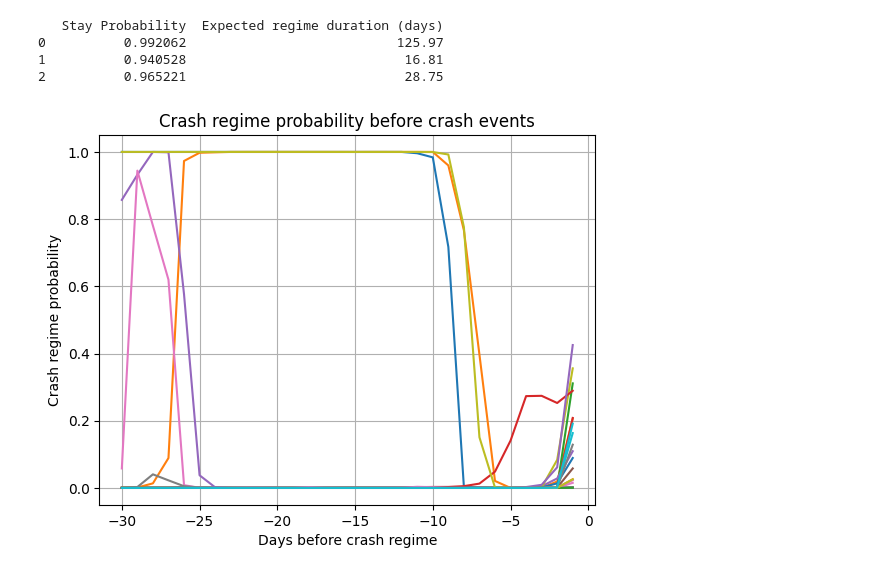
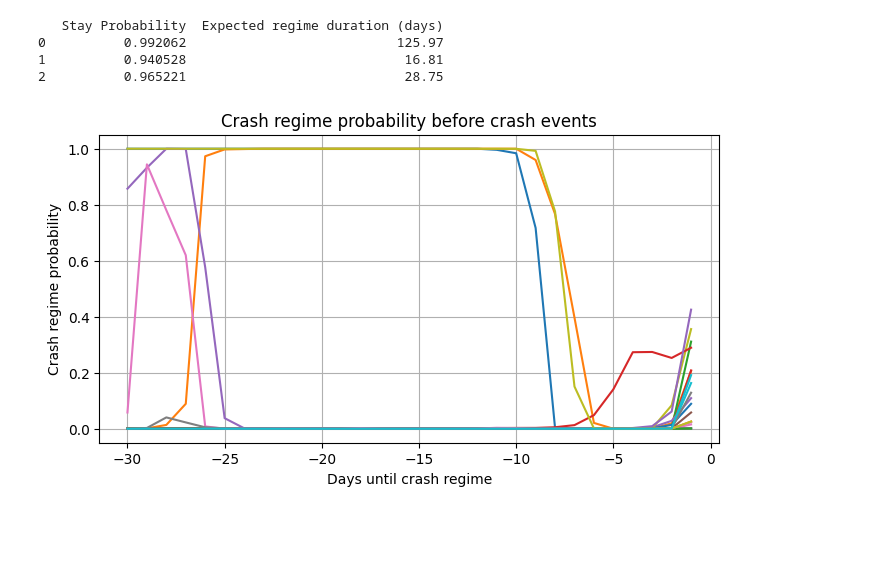
Before and after one commit to SigmaFlowX/Hidden-Markov-Model-for-Regime-Detection, a Jupyter notebook: notebooks/hmm_regime_detection.ipynb, the cells around one changed output. Saved outputs shown, nothing was run; the diff lists cells and outputs as text; code cells hidden in the pictures; blank space fills up the shorter version.

```diff
--- a/notebooks/hmm_regime_detection.ipynb
+++ b/notebooks/hmm_regime_detection.ipynb
@@ -143,28 +143,27 @@ print(df)
 # %%
 crash_regime = 1
 probs = model.predict_proba(X)
 crash_prob = probs[:, crash_regime]
 candles["crash_prob"] = crash_prob
 
-regimes = model.predict(X)
-
+plt.figure(figsize=(8, 4))
 crash_starts = []
 for i in range(1, len(regimes)):
     if regimes[i] == 1 and regimes[i-1] != 1:
         crash_starts.append(i)
 
 window = 30
 for index in crash_starts:
     start = max(0, index-window)
     end = index
 
     plt.plot(range(-(end-start), 0), crash_prob[start:end])
 
-plt.xlabel("Days before crash regime")
+plt.xlabel("Days until crash regime")
 plt.ylabel("Crash regime probability")
 plt.title("Crash regime probability before crash events")
 plt.grid()
 
 plt.show()
 # %% [output]
-[figure, old version]
+[figure, new version]
```
